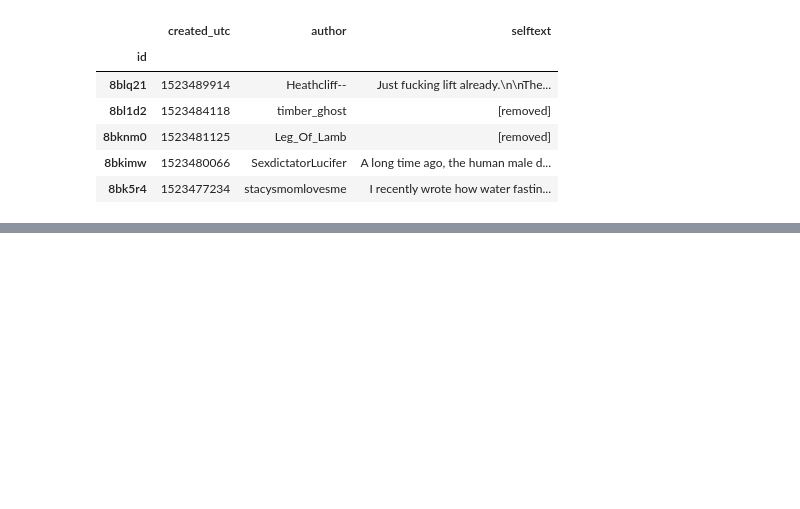
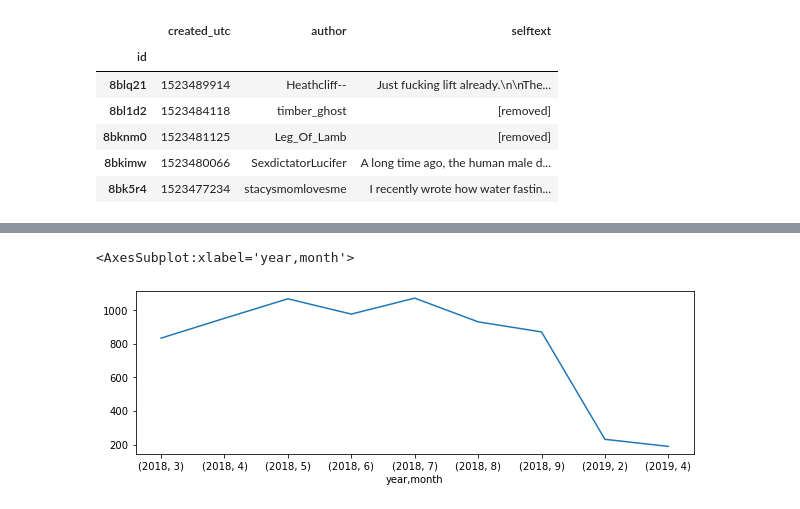
Before and after one commit to jroy12345/reddit, a Jupyter notebook: clean_data.ipynb, the cells around one changed output, grey strips where cells are left out. Drawn from its saved outputs; the diff is of its cells as text; code cells hidden in the pictures; blank space fills up the shorter version.

```diff
--- a/clean_data.ipynb
+++ b/clean_data.ipynb
@@ -111,0 +128,7 @@ submissions[submissions['selftext']==('[removed]')]
+# %%
+# Change from POSIX time to human-readable format
+submissions['datetime'] = pd.to_datetime(submissions['created_utc'], infer_datetime_format=True, unit='s')
+submissions['date'] = pd.to_datetime(submissions['datetime']).dt.date
+submissions['day'] = pd.to_datetime(submissions['datetime']).dt.day
+submissions['month'] = pd.to_datetime(submissions['datetime']).dt.month
+submissions['year'] = pd.to_datetime(submissions['datetime']).dt.year
@@ -114,0 +187,5 @@ submissions.shape[0]
+# %%
+submissions.groupby([submissions['year'], submissions['month']]).size().plot(figsize=(10,3))
+# %% [output]
+<AxesSubplot:xlabel='year,month'>
+[figure, added]
```
Also changed, not shown: parts of 18 cells of this notebook.
